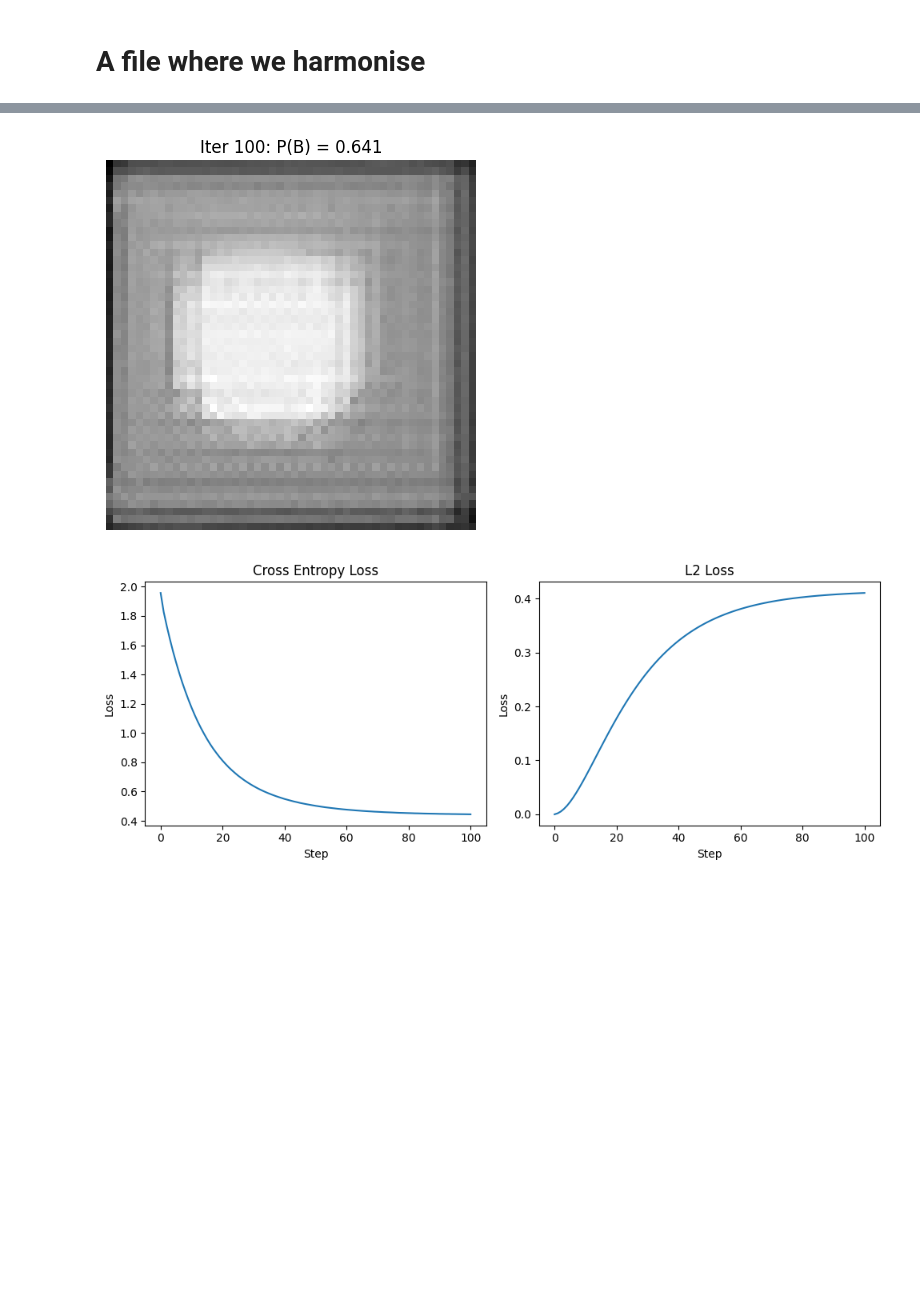
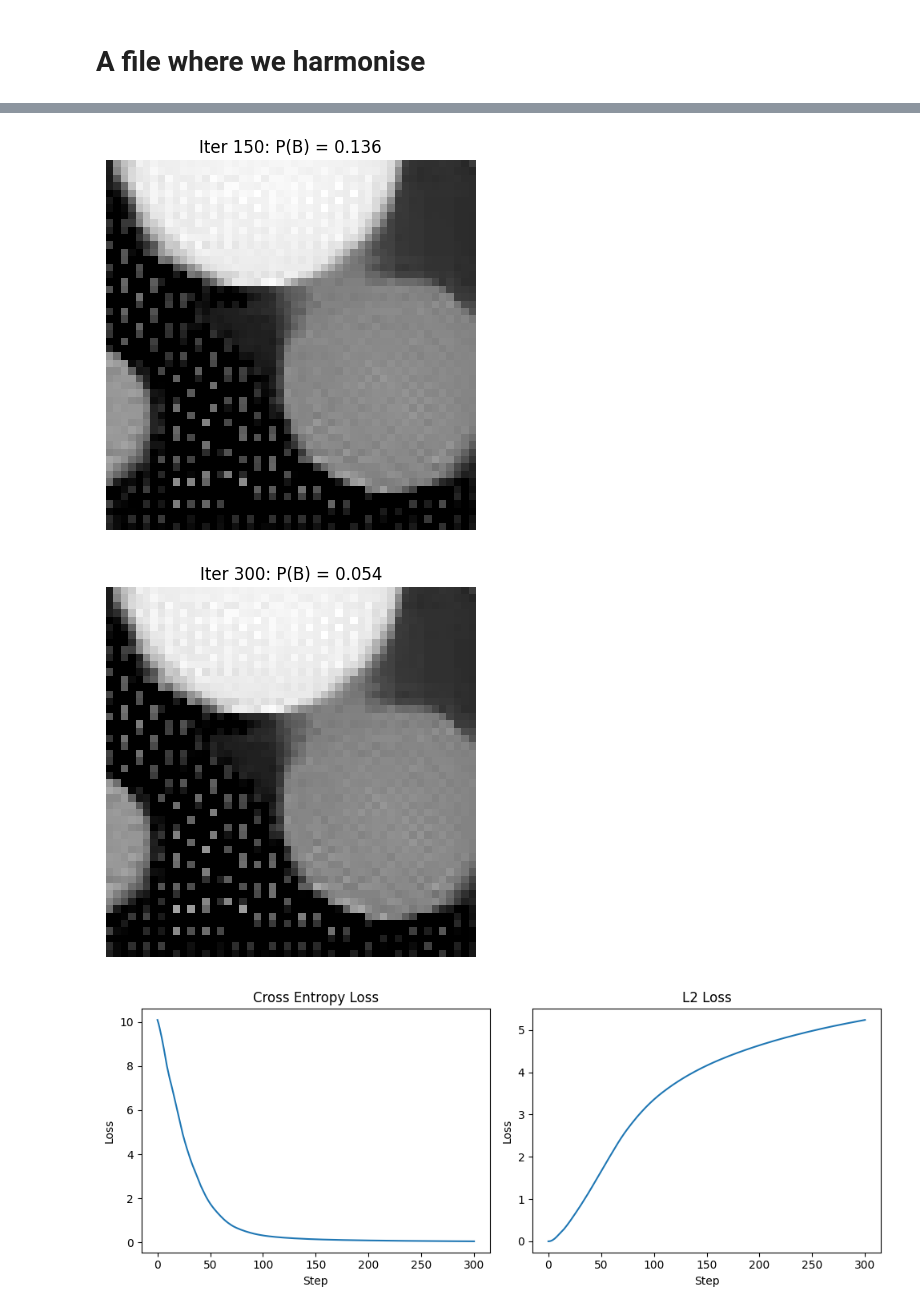
Before and after one commit to GijsBartholomeus/Inverse_probelms_course, a Jupyter notebook: main/harmonisation.ipynb, the cells around one changed output, grey strips where cells are left out. Saved outputs shown, nothing was run; the diff lists cells and outputs as text; code cells hidden in the pictures; blank space fills up the shorter version.

Commit message:
created images for the final report

```diff
--- a/main/harmonisation.ipynb
+++ b/main/harmonisation.ipynb
@@ -33,16 +33,30 @@ model.eval()
 
 # --- Load an example image patch (class A) -------------------------
 # Replace path if needed
-A = np.load("data/augmented_images_algoA.npy")  # shape (N,50,50)
-x0_np = A[0]                  # pick first sample
-x0 = torch.from_numpy(x0_np).unsqueeze(0).unsqueeze(0).float() / 255.0  # (1,1,50,50)
+A = np.load("data/augmented_images_algoB.npy")  # shape (N,50,50)
+
+index_a = np.random.randint(0, A.shape[0])  # pick random sample # pick random sample
+x0_np = A[index_a]                  # pick first sample
+x0 = torch.from_numpy(x0_np).unsqueeze(0).unsqueeze(0).float()  # (1,1,50,50)
 x0 = x0.to(device)
 
+print(torch.max(x0))
+
+
+
+plt.figure()
+plt.imshow(x0_np, cmap='gray')
+plt.title("Original Image (Class A)")
+plt.axis('off')
+plt.show()
+
+
+
 # --- Optimization setup --------------------------------------------
-target_label = torch.tensor([1], device=device)  # want class B
-lambda_l2 = 20
-lr = 0.001
-n_steps = 100
+target_label = torch.tensor([0], device=device)  # want class B
+lambda_l2 = 100
+lr = 0.0001
+n_steps = 300
 record_iters = [0, n_steps//2, n_steps]  # initial, mid, final
 
 # prepare variable
@@ -57,8 +71,8 @@ step_history = []  # Track steps
 for step in range(n_steps + 1):
     logits = model(x)
     ce = F.cross_entropy(logits, target_label)
-    l2 = lambda_l2 * torch.norm(x - x0)**2
-    loss = ce + l2
+    l2 = torch.norm(x - x0)**2
+    loss =  l2 + lambda_l2 * ce
 
     # record losses at each step
     ce_history.append(ce.item())
@@ -101,4 +115,40 @@ plt.ylabel('Loss')
 
 plt.tight_layout()
 plt.show()
+
+
+# Get probabilities for original and final image
+logits_orig = model(x0)
+probs_orig = F.softmax(logits_orig, dim=1)[0].detach().cpu().numpy()
+
+logits_final = model(x)
+probs_final = F.softmax(logits_final, dim=1)[0].detach().cpu().numpy()
+
+# Create figure
+plt.figure(figsize=(15, 5))
+
+# Plot original image
+plt.subplot(131)
+plt.imshow(x0_np, cmap='gray')
+plt.title(f'Original Image of B \nP(A)={probs_orig[0]:.3f}, P(B)={probs_orig[1]:.3f}')
+plt.axis('off')
+
+# Plot harmonized image
+plt.subplot(132)
+plt.imshow(records[-1][1], cmap='gray')
+plt.title(f'Harmonized Image\nP(A)={probs_final[0]:.3f}, P(B)={probs_final[1]:.3f}')
+plt.axis('off')
+
+# Plot losses
+plt.subplot(133)
+plt.plot(step_history, ce_history, label='Cross Entropy')
+plt.plot(step_history, l2_history, label='L2 Distance')
+plt.title('Loss Evolution', fontsize = 14)
+plt.xlabel('Iteration', fontsize = 12)
+plt.ylabel('Loss', fontsize = 12)
+plt.legend()
+plt.grid(True)
+
+plt.tight_layout()
+plt.show()
 # %% [output]
@@ -107,2 +158,3 @@ plt.show()
-[figure, old version]
+[figure, new version]
-[figure, old version]
+[figure, new version]
+[figure, added]
```
Also changed, not shown: parts of 7 cells of this notebook, 14 other files.
